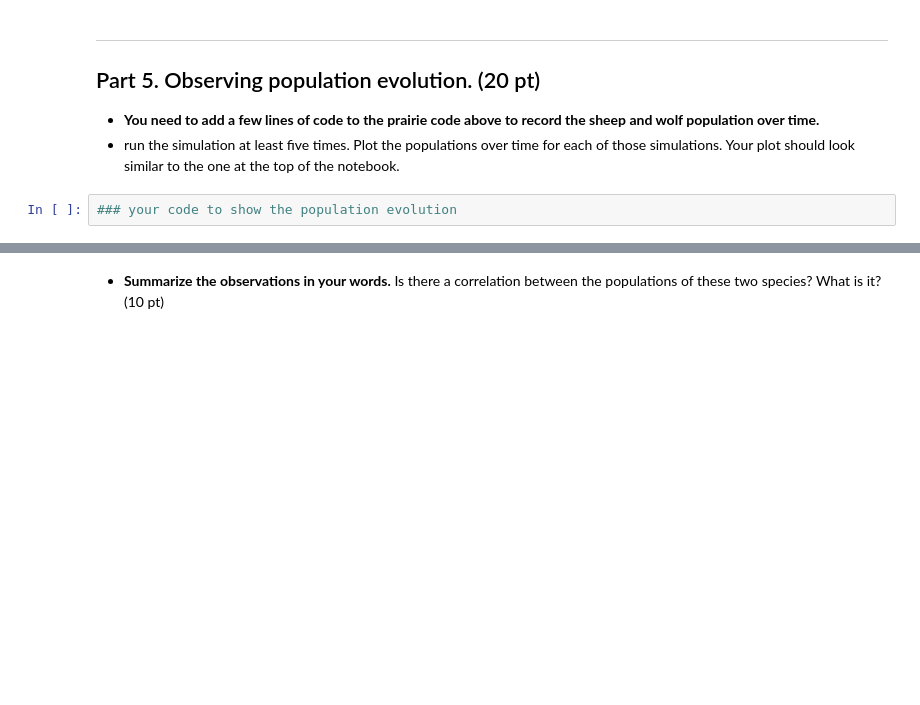
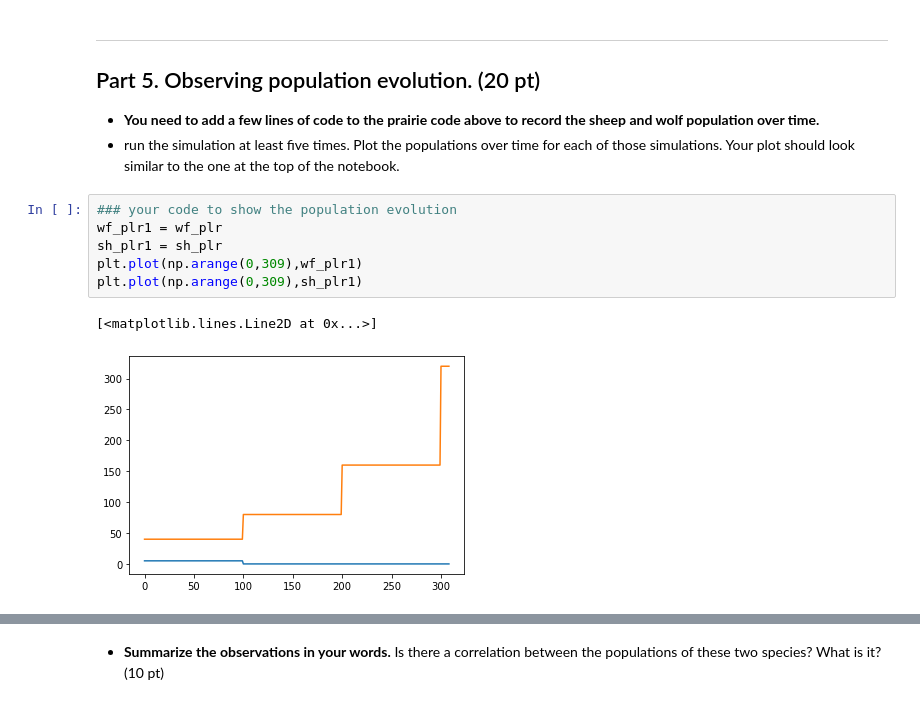
Before and after one commit to KrauseFo/cmse202-s21-turnin, a Jupyter notebook: hw-03/HW-03_OOP+ABM-STUDENT.ipynb, the cells around one changed output, grey strips where cells are left out. Cells and saved outputs as stored; diff of their text form; blank space fills up the shorter version.

```diff
--- a/hw-03/HW-03_OOP+ABM-STUDENT.ipynb
+++ b/hw-03/HW-03_OOP+ABM-STUDENT.ipynb
@@ -881,3 +884,10 @@ Take a moment to save your notebook, commit the changes to your Git repository u
 - run the simulation at least five times. Plot the populations over time for each of those simulations. Your plot should look similar to the one at the top of the notebook.
 # %%
 ### your code to show the population evolution
+wf_plr1 = wf_plr
+sh_plr1 = sh_plr
+plt.plot(np.arange(0,309),wf_plr1)
+plt.plot(np.arange(0,309),sh_plr1)
+# %% [output]
+[<matplotlib.lines.Line2D at 0x...>]
+[figure, added]
```
Also changed, not shown: parts of 24 cells of this notebook.
